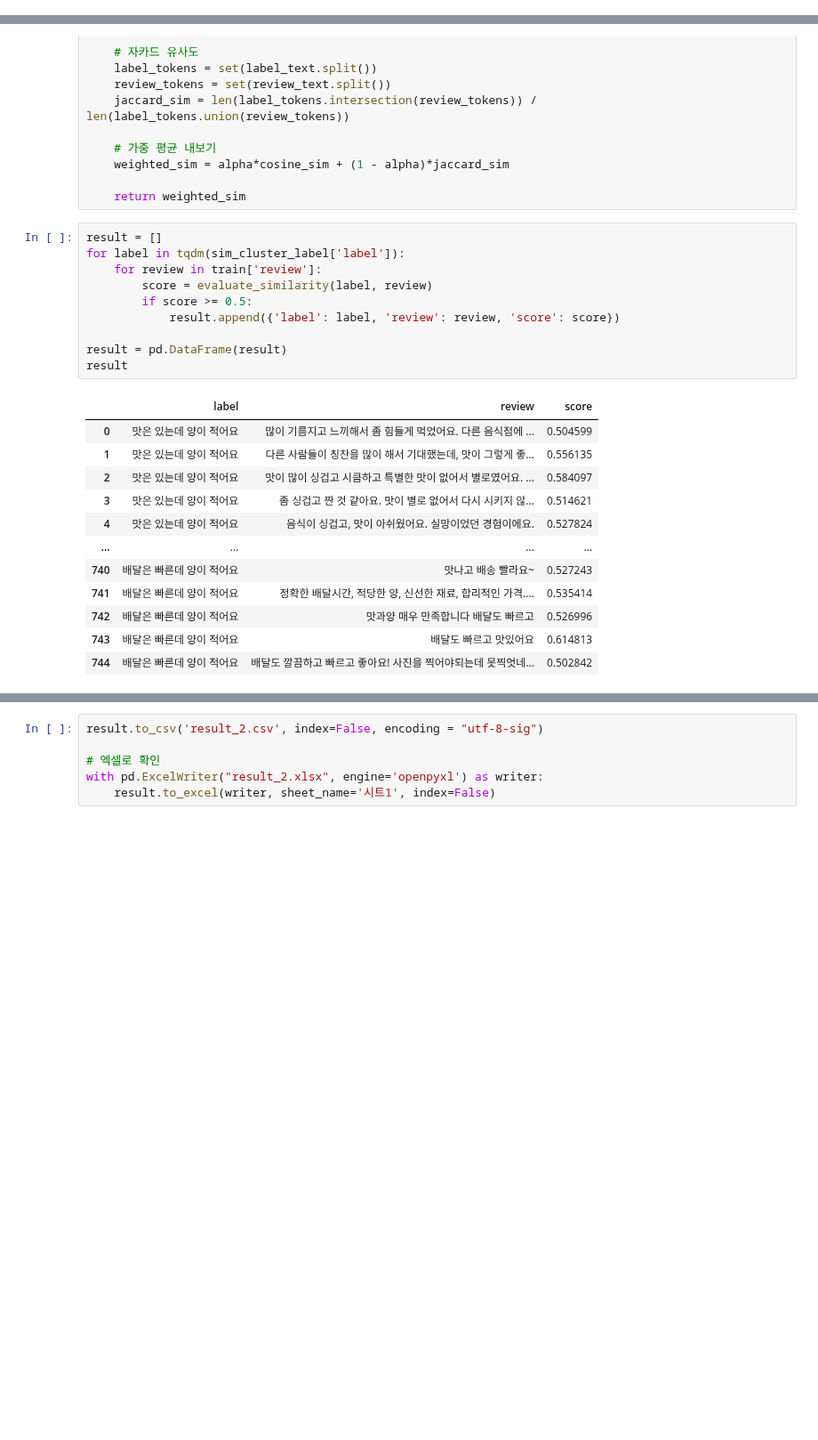
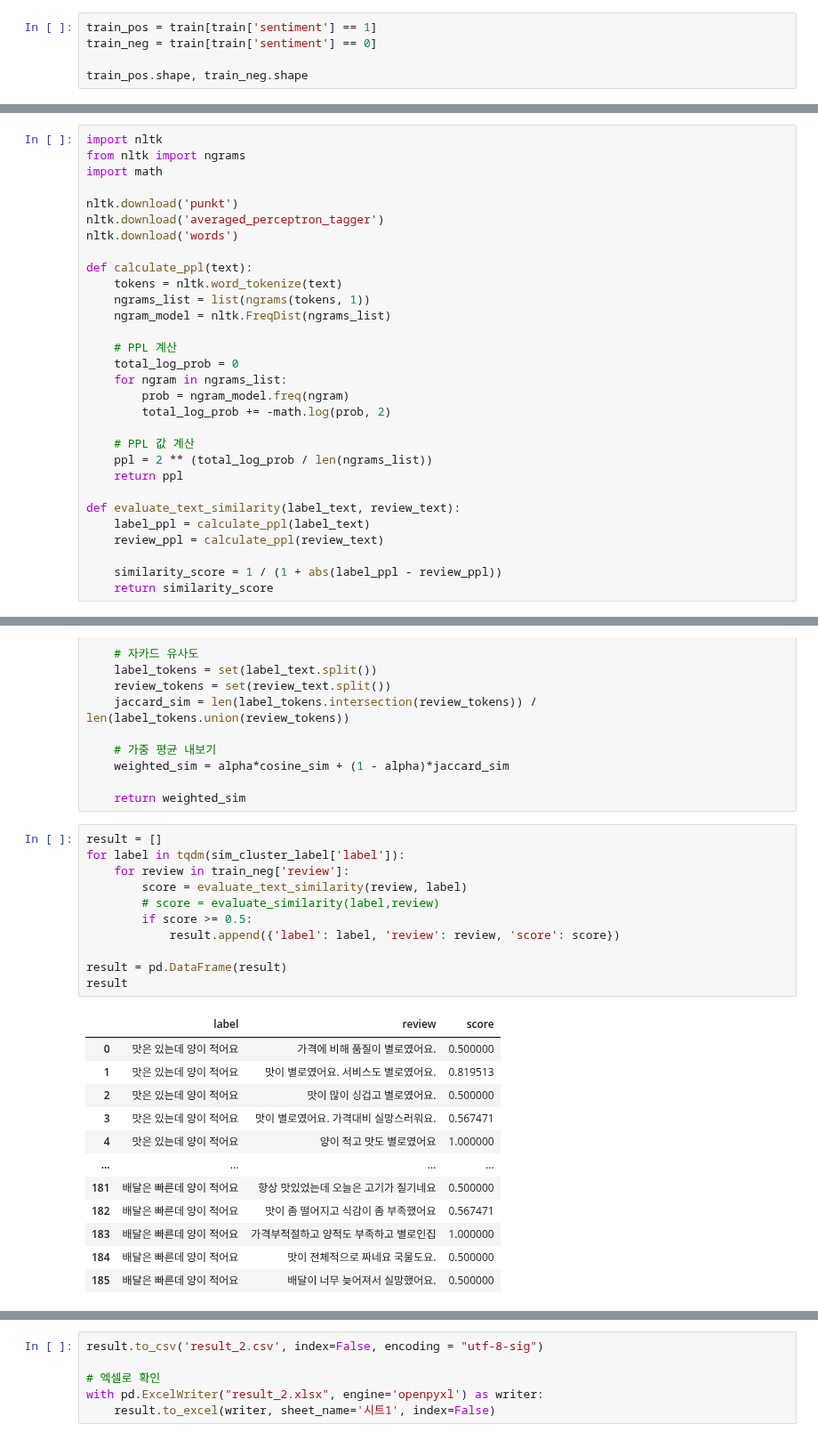
Before and after one commit to swoo-nam/BootCamp_project_final, a Jupyter notebook: 남상우_유예슬_임시데이터_전처리_ipynb의_사본.ipynb, the cells around one changed output, grey strips where cells are left out. Shown at 89% size. Drawn from its saved outputs; the diff is of its cells as text; blank space fills up the shorter version.

```diff
--- a/남상우_유예슬_임시데이터_전처리_ipynb의_사본.ipynb
+++ b/남상우_유예슬_임시데이터_전처리_ipynb의_사본.ipynb
@@ -93,3 +93,8 @@ pd.read_csv(f"{DATA_PATH}temporary_df.csv").head(3)
 | 2 | am** | 2023-07-03 | 맛이 별로였어요, 음식이 촉촉하지 않고 식어서 먹기가 좀 그... | 고객님께 불편을 드려 정말 죄송합니다. 담당자에게 알려서 조... | 0 | -0.942769 |
 # %%
 train = pd.read_csv(f"{DATA_PATH}temporary_df.csv")
+# %%
+train_pos = train[train['sentiment'] == 1]
+train_neg = train[train['sentiment'] == 0]
+
+train_pos.shape, train_neg.shape
@@ -111,0 +139,30 @@ sim_cluster_label = pd.read_csv(f"{DATA_PATH}sim_cluster_label_2.csv")
+# %%
+import nltk
+from nltk import ngrams
+import math
+
+nltk.download('punkt')
+nltk.download('averaged_perceptron_tagger')
+nltk.download('words')
+
+def calculate_ppl(text):
+    tokens = nltk.word_tokenize(text)
+    ngrams_list = list(ngrams(tokens, 1))
+    ngram_model = nltk.FreqDist(ngrams_list)
+
+    # PPL 계산
+    total_log_prob = 0
+    for ngram in ngrams_list:
+        prob = ngram_model.freq(ngram)
+        total_log_prob += -math.log(prob, 2)
+
+    # PPL 값 계산
+    ppl = 2 ** (total_log_prob / len(ngrams_list))
+    return ppl
+
+def evaluate_text_similarity(label_text, review_text):
+    label_ppl = calculate_ppl(label_text)
+    review_ppl = calculate_ppl(review_text)
+
+    similarity_score = 1 / (1 + abs(label_ppl - review_ppl))
+    return similarity_score
@@ -134,23 +211,24 @@ def evaluate_similarity(label_text, review_text, alpha=0.9): # cosine 가중치
 # %%
 result = []
 for label in tqdm(sim_cluster_label['label']):
-    for review in train['review']:
-        score = evaluate_similarity(label, review)
+    for review in train_neg['review']:
+        score = evaluate_text_similarity(review, label)
+        # score = evaluate_similarity(label,review)
         if score >= 0.5:
             result.append({'label': label, 'review': review, 'score': score})
 
 result = pd.DataFrame(result)
 result
 # %% [output]
 |  | label | review | score |
-| 0 | 맛은 있는데 양이 적어요 | 많이 기름지고 느끼해서 좀 힘들게 먹었어요. 다른 음식점에 ... | 0.504599 |
-| 1 | 맛은 있는데 양이 적어요 | 다른 사람들이 칭찬을 많이 해서 기대했는데, 맛이 그렇게 좋... | 0.556135 |
-| 2 | 맛은 있는데 양이 적어요 | 맛이 많이 싱겁고 시큼하고 특별한 맛이 없어서 별로였어요. ... | 0.584097 |
-| 3 | 맛은 있는데 양이 적어요 | 좀 싱겁고 짠 것 같아요. 맛이 별로 없어서 다시 시키지 않... | 0.514621 |
-| 4 | 맛은 있는데 양이 적어요 | 음식이 싱겁고, 맛이 아쉬웠어요. 실망이었던 경험이에요. | 0.527824 |
+| 0 | 맛은 있는데 양이 적어요 | 가격에 비해 품질이 별로였어요. | 0.500000 |
+| 1 | 맛은 있는데 양이 적어요 | 맛이 별로였어요. 서비스도 별로였어요. | 0.819513 |
+| 2 | 맛은 있는데 양이 적어요 | 맛이 많이 싱겁고 별로였어요. | 0.500000 |
+| 3 | 맛은 있는데 양이 적어요 | 맛이 별로였어요. 가격대비 실망스러워요. | 0.567471 |
+| 4 | 맛은 있는데 양이 적어요 | 양이 적고 맛도 별로였어요 | 1.000000 |
 | ... | ... | ... | ... |
-| 740 | 배달은 빠른데 양이 적어요 | 맛나고 배송 빨라요~ | 0.527243 |
-| 741 | 배달은 빠른데 양이 적어요 | 정확한 배달시간, 적당한 양, 신선한 재료, 합리적인 가격.... | 0.535414 |
-| 742 | 배달은 빠른데 양이 적어요 | 맛과양 매우 만족합니다 배달도 빠르고 | 0.526996 |
-| 743 | 배달은 빠른데 양이 적어요 | 배달도 빠르고 맛있어요 | 0.614813 |
-| 744 | 배달은 빠른데 양이 적어요 | 배달도 깔끔하고 빠르고 좋아요! 사진을 찍어야되는데 못찍엇네... | 0.502842 |
+| 181 | 배달은 빠른데 양이 적어요 | 항상 맛있었는데 오늘은 고기가 질기네요 | 0.500000 |
+| 182 | 배달은 빠른데 양이 적어요 | 맛이 좀 떨어지고 식감이 좀 부족했어요 | 0.567471 |
+| 183 | 배달은 빠른데 양이 적어요 | 가격부적절하고 양적도 부족하고 별로인집 | 1.000000 |
+| 184 | 배달은 빠른데 양이 적어요 | 맛이 전체적으로 짜네요 국물도요. | 0.500000 |
+| 185 | 배달은 빠른데 양이 적어요 | 배달이 너무 늦어져서 실망했어요. | 0.500000 |
```
Also changed, not shown: parts of 17 cells of this notebook.
